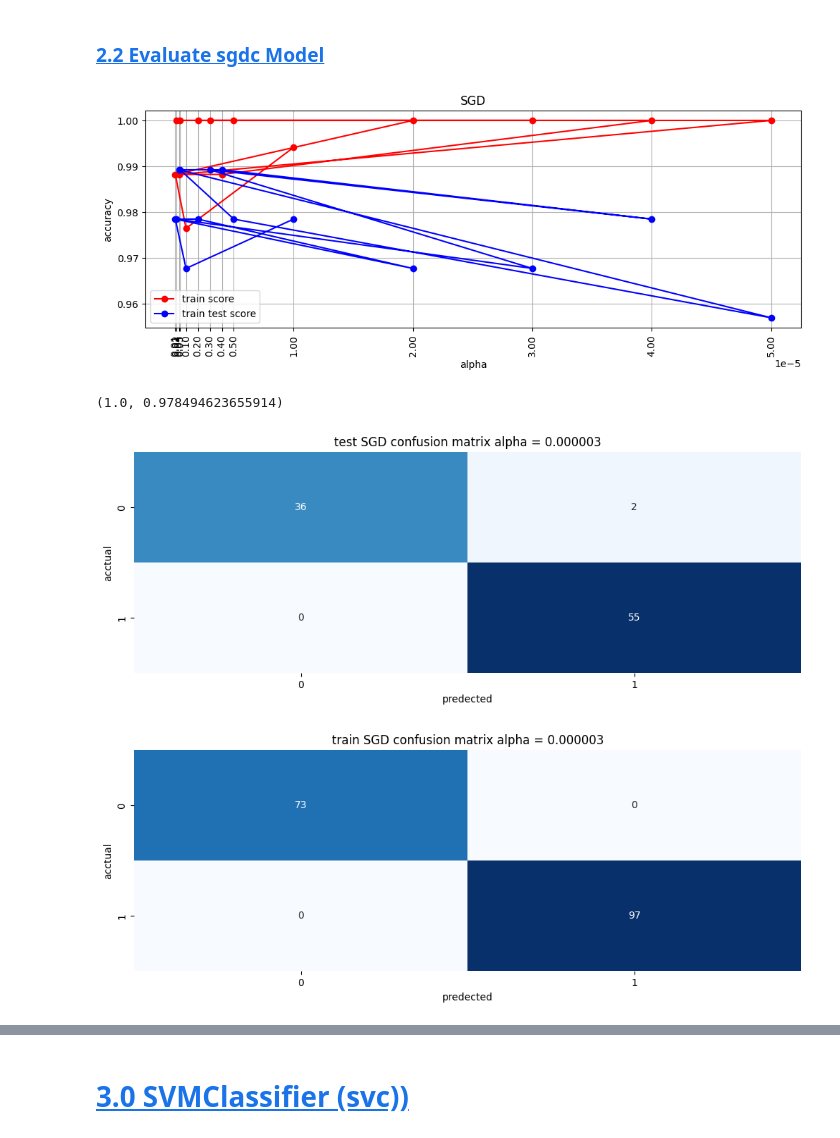
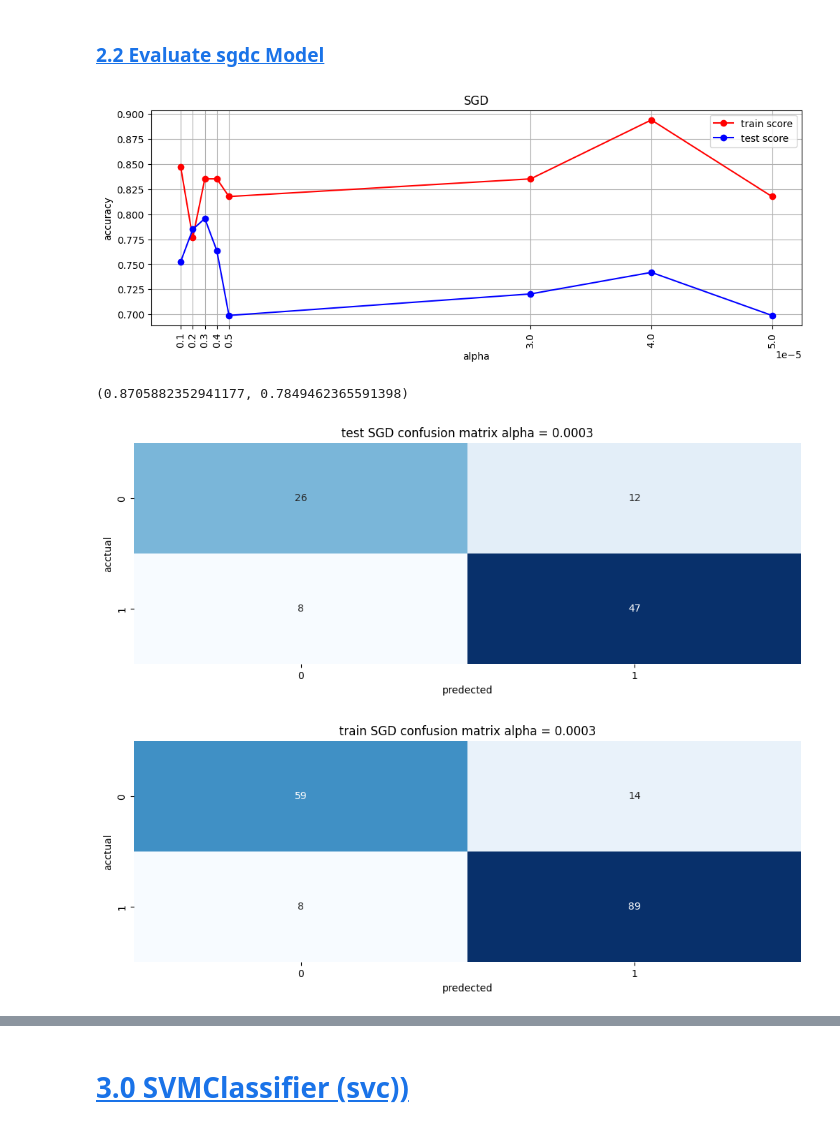
Before and after one commit to ahmedhany14/Heart-Disease-Prediction, a Jupyter notebook: Models/ML.ipynb, the cells around one changed output, grey strips where cells are left out. Saved outputs shown, nothing was run; the diff lists cells and outputs as text; code cells hidden in the pictures.

Commit message:
heart disease Piplines

```diff
--- a/Models/ML.ipynb
+++ b/Models/ML.ipynb
@@ -88,5 +83,6 @@ heart_df = pd.read_csv(
     r"/home/ahmed/Ai/Data science and Ml projects/Heart-Disease-Prediction/Prepered data sets/final_dataset.csv"
 )
 
+heart_df = heart_df.drop(columns=["Unnamed: 0"], axis=1)
 heart_df
 # %% [output]
@@ -167,9 +157,7 @@ def evaluate_SGD(
     plt.figure(figsize=(12, 4))
 
     plt.plot(used_alphas, train_score, color="red", marker="o", label="train score")
-    plt.plot(
-        used_alphas, test_score, color="blue", marker="o", label="train test score"
-    )
+    plt.plot(used_alphas, test_score, color="blue", marker="o", label="test score")
 
     plt.xlabel("alpha")
     plt.ylabel("accuracy")
@@ -183,10 +171,10 @@ def evaluate_SGD(
 
 evaluate_SGD()
 # %% [output]
-[figure, old version]
+[figure, new version]
 # %%
 scaler = StandardScaler()
-SGD = SGDClassifier(loss="log_loss", penalty="l2", alpha=0.000003)
+SGD = SGDClassifier(loss="log_loss", penalty="l2", alpha=0.0003)
 
 pip = Pipeline(steps=[("StandardScaler", scaler), ("SGDClassifier", SGD)])
 
@@ -196,20 +184,20 @@ train_acc = pip.score(x_train, y_train)
 test_acc = pip.score(x_test, y_test)
 train_acc, test_acc
 # %% [output]
-(1.0, 0.978494623655914)
+(0.8705882352941177, 0.7849462365591398)
 # %%
 y_pred = pip.predict(x_test)
 
 cm_SGD = confusion_matrix(y_true=y_test, y_pred=y_pred)
 
 plt.figure(figsize=(12, 4))
 sns.heatmap(cm_SGD, annot=True, cmap="Blues", cbar=False)
-plt.title("test SGD confusion matrix alpha = 0.000003")
+plt.title("test SGD confusion matrix alpha = 0.0003")
 plt.ylabel("acctual")
 plt.xlabel("predected")
 plt.show()
 # %% [output]
-[figure, old version]
+[figure, new version]
 # %%
 y_pred = pip.predict(x_train)
 
@@ -217,12 +205,12 @@ cm_SGD = confusion_matrix(y_true=y_train, y_pred=y_pred)
 
 plt.figure(figsize=(12, 4))
 sns.heatmap(cm_SGD, annot=True, cmap="Blues", cbar=False)
-plt.title("train SGD confusion matrix alpha = 0.000003")
+plt.title("train SGD confusion matrix alpha = 0.0003")
 plt.ylabel("acctual")
 plt.xlabel("predected")
 plt.show()
 # %% [output]
-[figure, old version]
+[figure, new version]
 # %%
 y_pred_train = pip.predict(x_train)
 y_pred__test = pip.predict(x_test)
```
Also changed, not shown: parts of 39 cells of this notebook.
